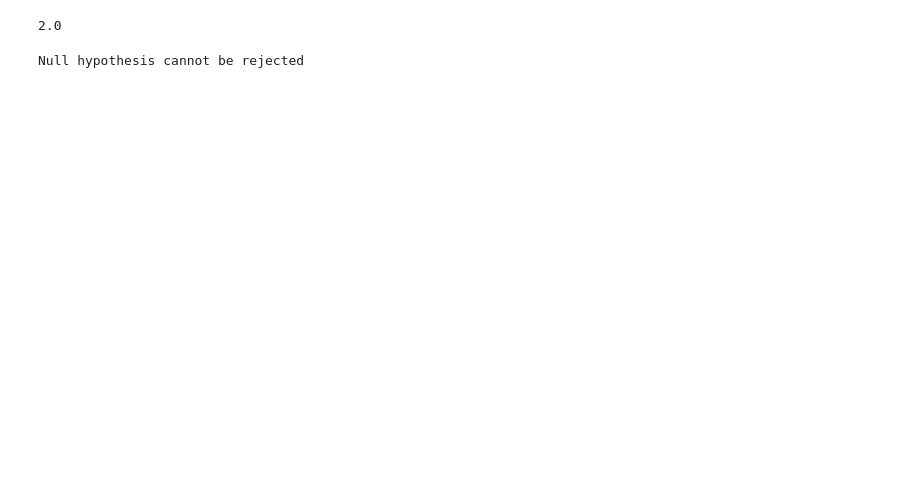
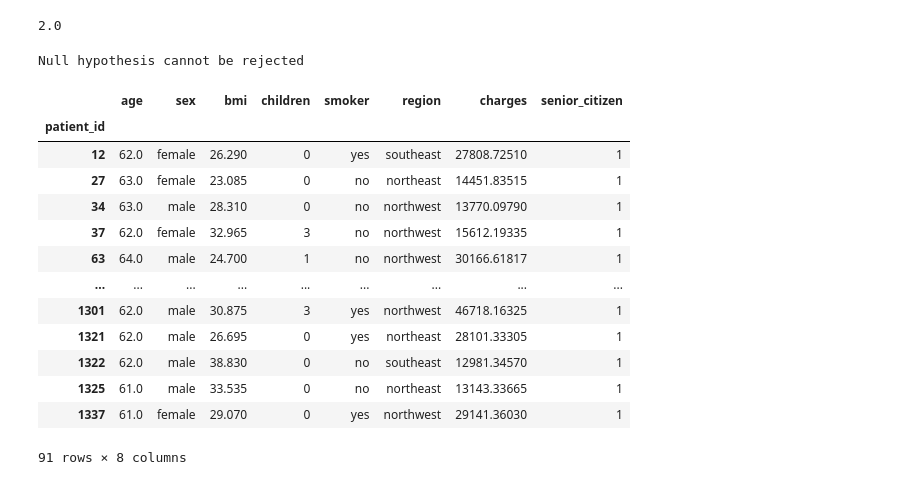
Before and after one commit to Krishnachaithany/Data-Science, a Jupyter notebook: Insurance_Case_Study_final (1).ipynb, the cells around one changed output. Cells and saved outputs as stored; diff of their text form; code cells hidden in the pictures; blank space fills up the shorter version.

```diff
--- a/Insurance_Case_Study_final (1).ipynb
+++ b/Insurance_Case_Study_final (1).ipynb
@@ -2010,3 +2014,20 @@ else:
     print("Reject null hypothesis")
 # %% [output]
 Null hypothesis cannot be rejected
+# %%
+data[(data['age'] > 60) & (data['age'] <= 64)]
+# %% [output]
+|  | age | sex | bmi | children | smoker | region | charges | senior_citizen |
+| patient_id |  |  |  |  |  |  |  |  |
+| 12 | 62.0 | female | 26.290 | 0 | yes | southeast | 27808.72510 | 1 |
+| 27 | 63.0 | female | 23.085 | 0 | no | northeast | 14451.83515 | 1 |
+| 34 | 63.0 | male | 28.310 | 0 | no | northwest | 13770.09790 | 1 |
+| 37 | 62.0 | female | 32.965 | 3 | no | northwest | 15612.19335 | 1 |
+| 63 | 64.0 | male | 24.700 | 1 | no | northwest | 30166.61817 | 1 |
+| ... | ... | ... | ... | ... | ... | ... | ... | ... |
+| 1301 | 62.0 | male | 30.875 | 3 | yes | northwest | 46718.16325 | 1 |
+| 1321 | 62.0 | male | 26.695 | 0 | yes | northeast | 28101.33305 | 1 |
+| 1322 | 62.0 | male | 38.830 | 0 | no | southeast | 12981.34570 | 1 |
+| 1325 | 61.0 | male | 33.535 | 0 | no | northeast | 13143.33665 | 1 |
+| 1337 | 61.0 | female | 29.070 | 0 | yes | northwest | 29141.36030 | 1 |
+91 rows × 8 columns
```
Also changed, not shown: parts of 41 cells of this notebook.
